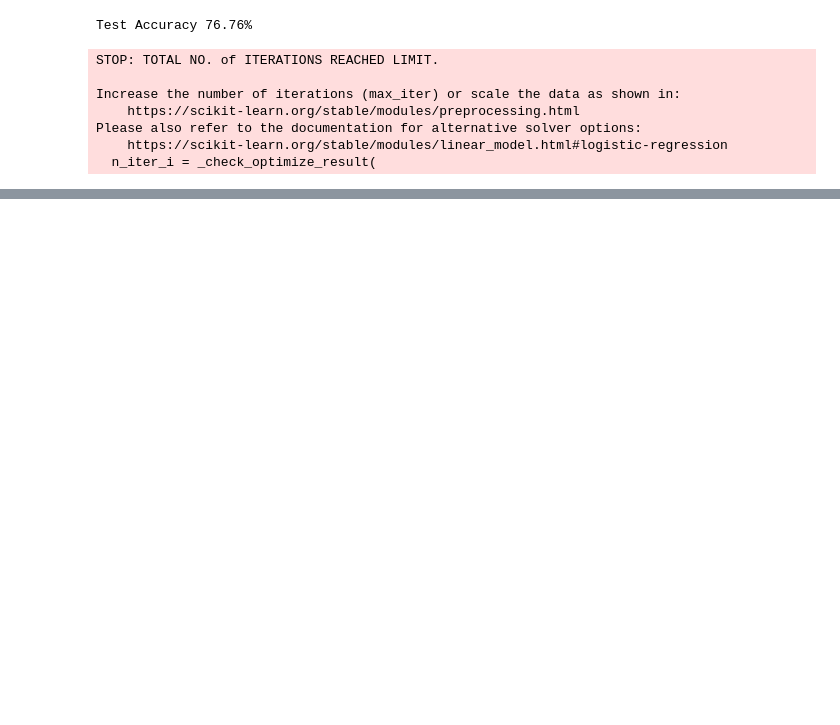
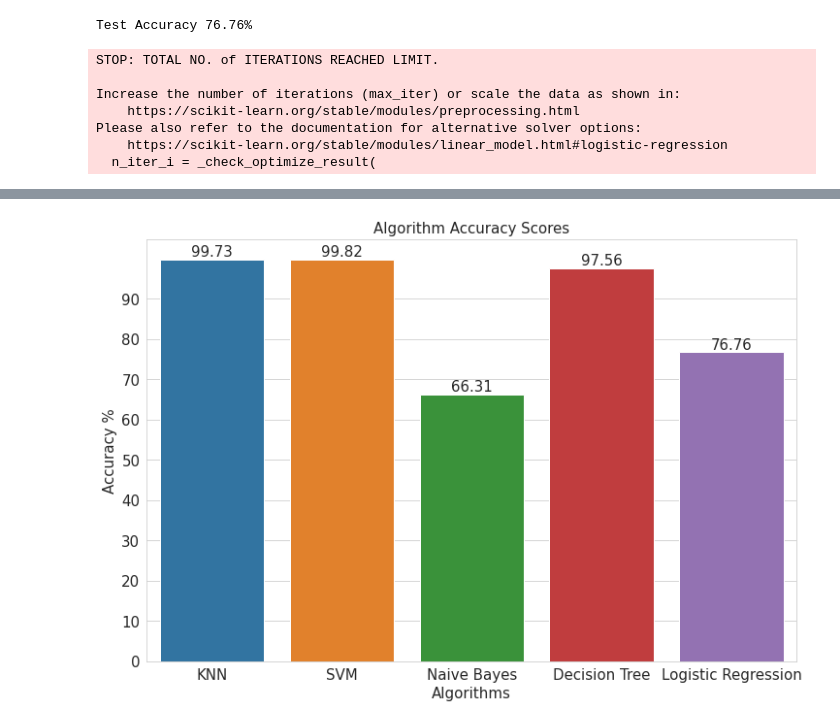
Before and after one commit to veysiadn/acustic-emission-models, a Jupyter notebook: sklearn_tests.ipynb, the cells around one changed output, grey strips where cells are left out. Cells and saved outputs as stored; diff of their text form; code cells hidden in the pictures; blank space fills up the shorter version.

```diff
--- a/sklearn_tests.ipynb
+++ b/sklearn_tests.ipynb
@@ -435,0 +472,17 @@ plt.show()
+# %%
+from turtle import width
+import seaborn as sns
+colors = ["purple", "green", "orange", "magenta","#CFC60E","#0FBBAE"]
+
+sns.set_style("whitegrid")
+plt.figure(figsize=(12,8))
+plt.yticks(np.arange(0,100,10),fontsize='15')
+plt.xticks(fontsize='15')
+plt.ylabel("Accuracy %", fontsize='15')
+plt.xlabel("Algorithms", fontsize='15')
+plt.title("Algorithm Accuracy Scores", fontsize='15')
+ax=sns.barplot(x=list(accuracies.keys()), y=list(accuracies.values()))
+ax.bar_label=ax.bar_label(ax.containers[0], fontsize='15', fmt='%.2f')
+plt.show()
+# %% [output]
+[figure, added]
```
Also changed, not shown: parts of 15 cells of this notebook, 4 other files.
